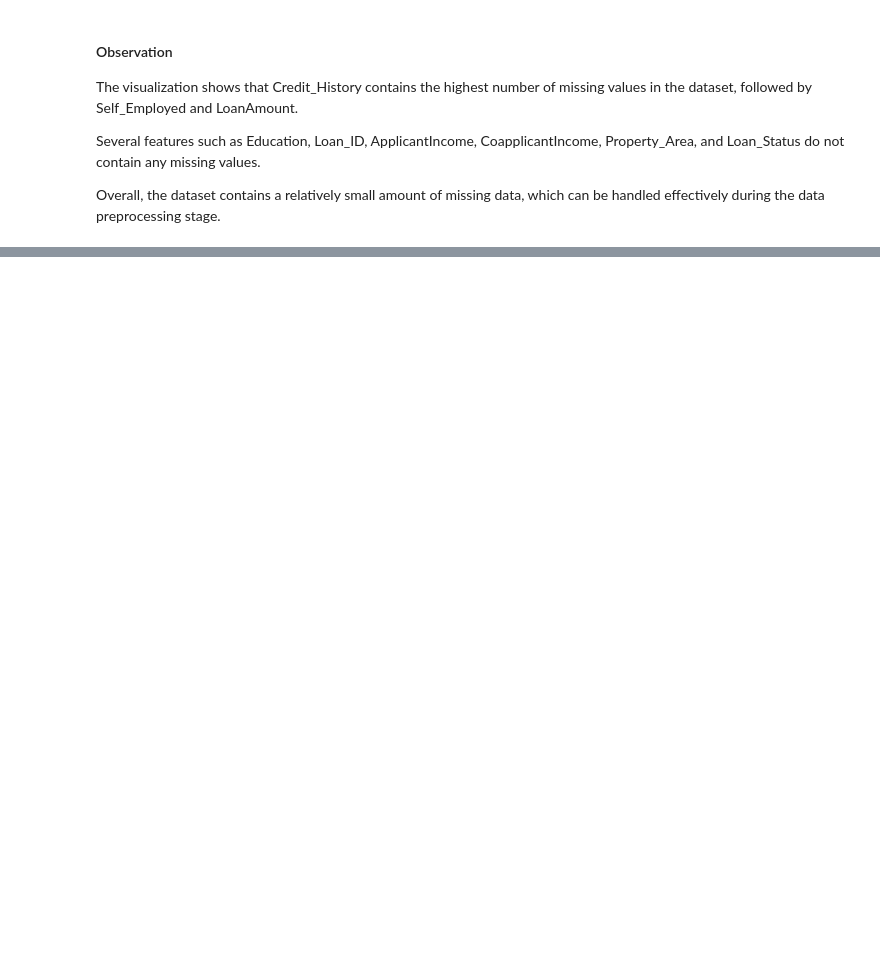
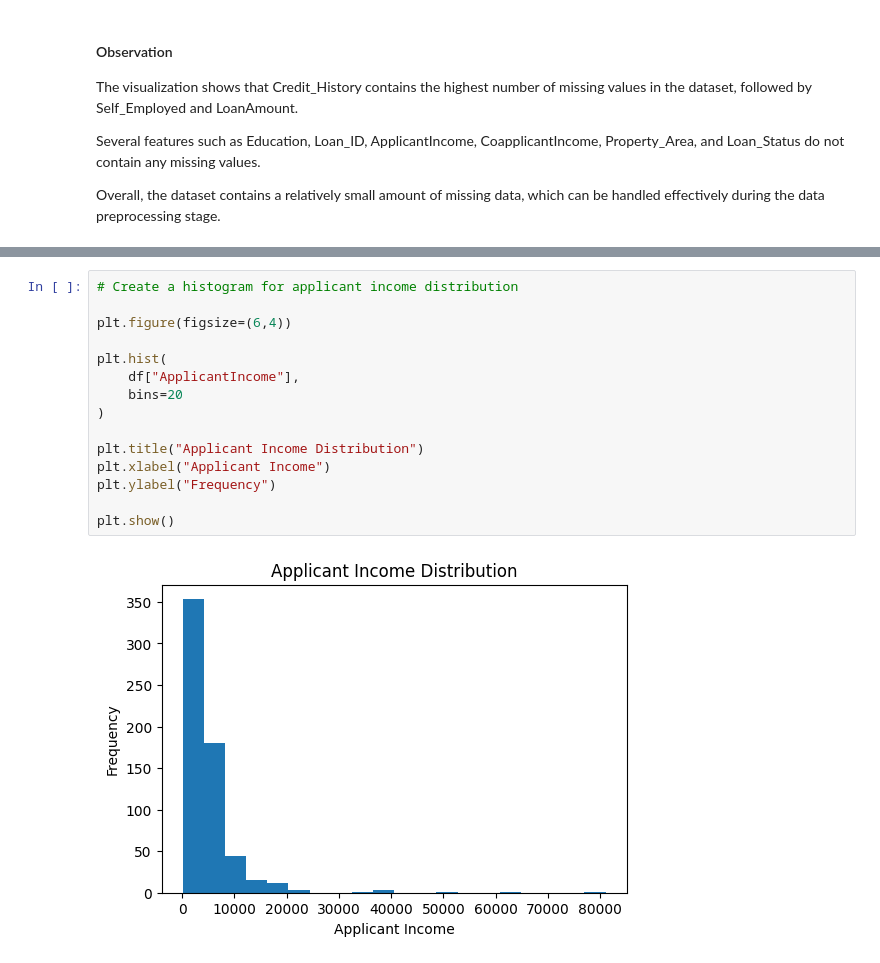
Before and after one commit to huzaifawaheed2/DevelopersHub-Corporation-Internship, a Jupyter notebook: Project-02-Credit-Risk-Prediction/notebooks/credit_risk_prediction.ipynb, the cells around one changed output, grey strips where cells are left out. Drawn from its saved outputs; the diff is of its cells as text; blank space fills up the shorter version.

```diff
--- a/Project-02-Credit-Risk-Prediction/notebooks/credit_risk_prediction.ipynb
+++ b/Project-02-Credit-Risk-Prediction/notebooks/credit_risk_prediction.ipynb
@@ -418,0 +726,17 @@ Overall, the dataset contains a relatively small amount of missing data, which c
+# %%
+# Create a histogram for applicant income distribution
+
+plt.figure(figsize=(6,4))
+
+plt.hist(
+    df["ApplicantIncome"],
+    bins=20
+)
+
+plt.title("Applicant Income Distribution")
+plt.xlabel("Applicant Income")
+plt.ylabel("Frequency")
+
+plt.show()
+# %% [output]
+[figure, added]
```
Also changed, not shown: parts of 65 cells of this notebook.
